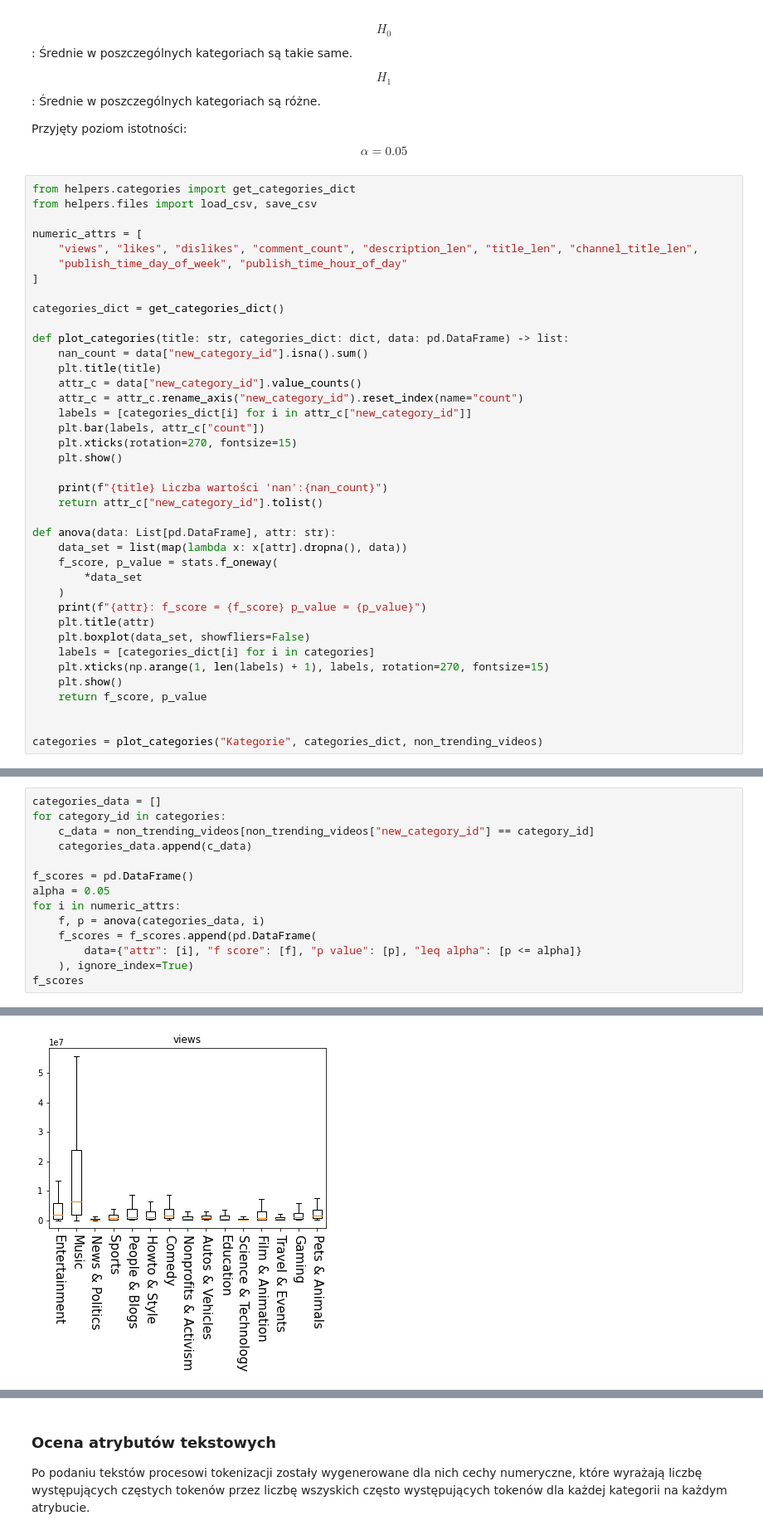
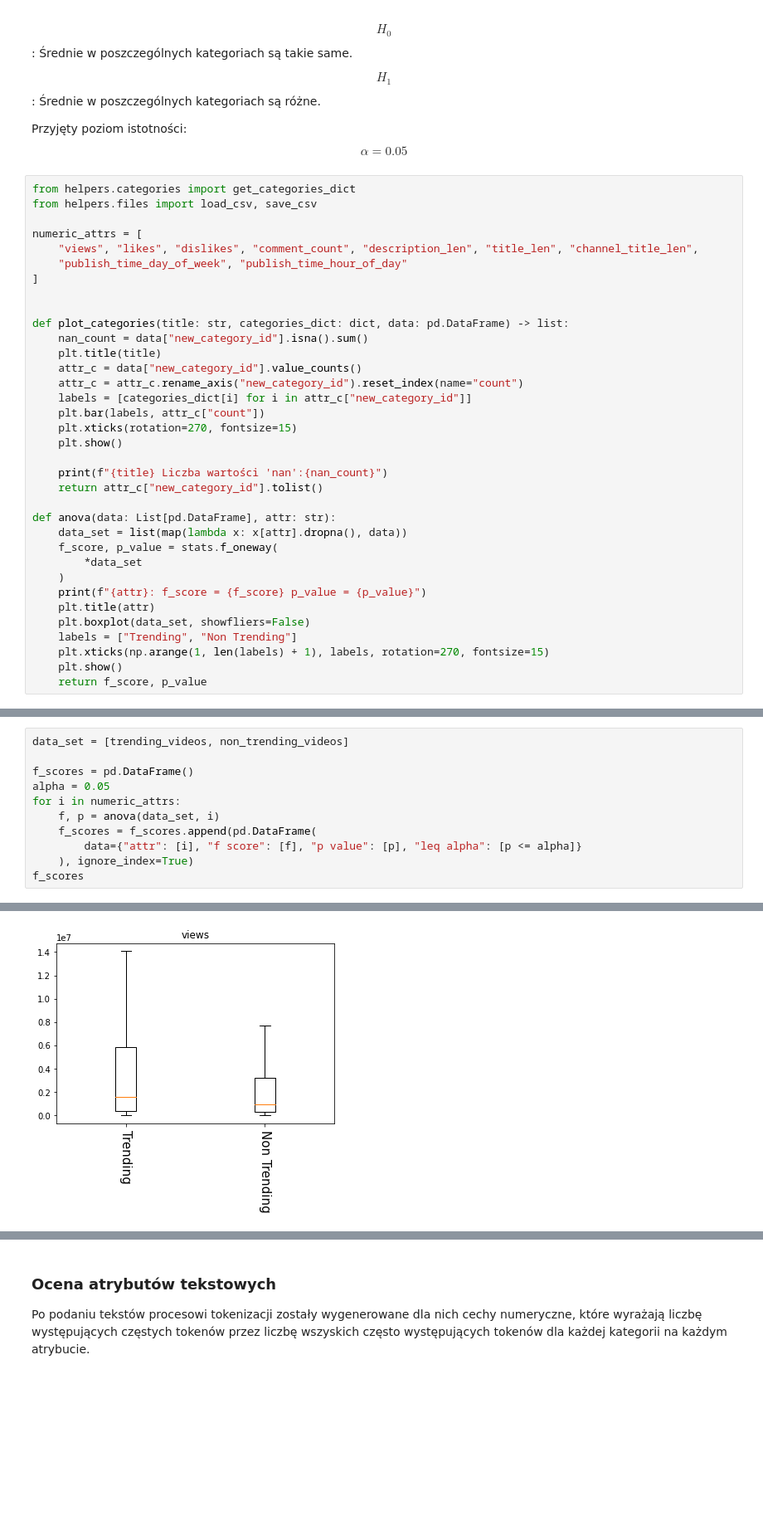
Before and after one commit to DominikKossinski/PED, a Jupyter notebook: notebooks/PED_5.ipynb, the cells around one changed output, grey strips where cells are left out. Shown at 83% size. Drawn from its saved outputs; the diff is of its cells as text; blank space fills up the shorter version.

Commit message:
anova fix

```diff
--- a/notebooks/PED_5.ipynb
+++ b/notebooks/PED_5.ipynb
@@ -380,7 +380,6 @@ numeric_attrs = [
     "publish_time_day_of_week", "publish_time_hour_of_day"
 ]
 
-categories_dict = get_categories_dict()
 
 def plot_categories(title: str, categories_dict: dict, data: pd.DataFrame) -> list:
     nan_count = data["new_category_id"].isna().sum()
@@ -403,10 +402,7 @@ def anova(data: List[pd.DataFrame], attr: str):
     print(f"{attr}: f_score = {f_score} p_value = {p_value}")
     plt.title(attr)
     plt.boxplot(data_set, showfliers=False)
-    labels = [categories_dict[i] for i in categories]
+    labels = ["Trending", "Non Trending"]
     plt.xticks(np.arange(1, len(labels) + 1), labels, rotation=270, fontsize=15)
     plt.show()
     return f_score, p_value
-
-
-categories = plot_categories("Kategorie", categories_dict, non_trending_videos)
@@ -416,13 +409,10 @@ Kategorie Liczba wartości 'nan':0
 # %%
-categories_data = []
-for category_id in categories:
-    c_data = non_trending_videos[non_trending_videos["new_category_id"] == category_id]
-    categories_data.append(c_data)
+data_set = [trending_videos, non_trending_videos]
 
 f_scores = pd.DataFrame()
 alpha = 0.05
 for i in numeric_attrs:
-    f, p = anova(categories_data, i)
+    f, p = anova(data_set, i)
     f_scores = f_scores.append(pd.DataFrame(
         data={"attr": [i], "f score": [f], "p value": [p], "leq alpha": [p <= alpha]}
     ), ignore_index=True)
@@ -432 +422 @@ views: f_score = 48.05796549132997 p_value = 1.4340532774771592e-129
-[figure, old version]
+[figure, new version]
```
Also changed, not shown: parts of 6 cells of this notebook.
